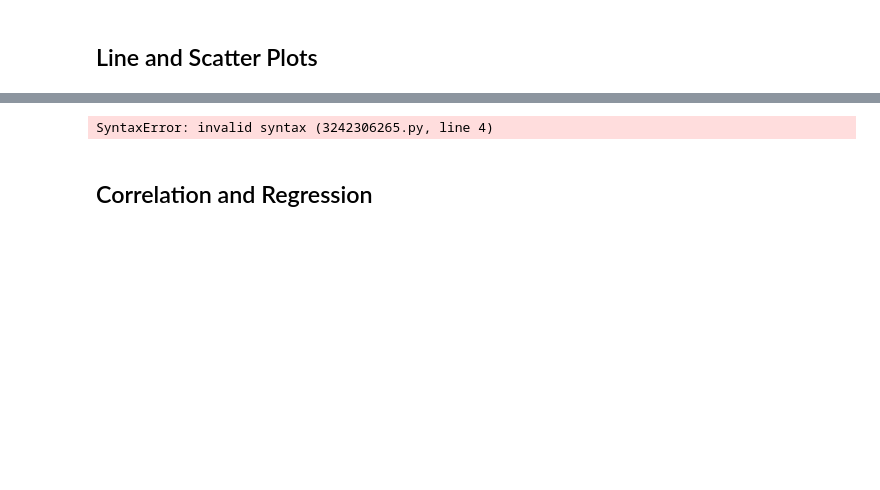
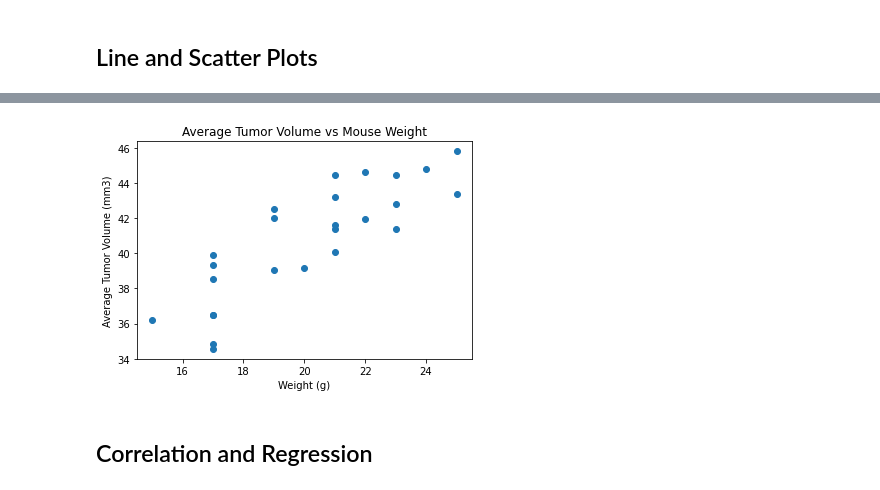
Before and after one commit to LibertyHeise/Pharma-Regimen-Analysis_matplotlib, a Jupyter notebook: pymaceuticalsLH.ipynb, the cells around one changed output, grey strips where cells are left out. Cells and saved outputs as stored; diff of their text form; code cells hidden in the pictures; blank space fills up the shorter version.

```diff
--- a/pymaceuticalsLH.ipynb
+++ b/pymaceuticalsLH.ipynb
@@ -336,11 +340,14 @@ plt.show()
 # %%
 # Generate a scatter plot of average tumor volume vs. mouse weight for the Capomulin regimen
-mice_capomulin = clean_df.loc[clean_df["Drug Regimen"]=="Capomulin"]
-mouse_data = mice_capomulin.loc[mice_capomulin.avg
-plt.scatter(mouse_data["Timepoint"], mouse_data["Tumor Volume (mm3)"])
+mice_capomulin_table = clean_df.loc[clean_df["Drug Regimen"]=="Capomulin"]
+capomulin_average = mice_capomulin_table.groupby(["Mouse ID"]).mean()
+plt.scatter(capomulin_average["Weight (g)"],capomulin_average["Tumor Volume (mm3)"])
+plt.xlabel("Weight (g)")
+plt.ylabel("Average Tumor Volume (mm3)")
+plt.title("Average Tumor Volume vs Mouse Weight")
 plt.show()
 # %% [output]
-SyntaxError: invalid syntax (3242306265.py, line 4)
+[figure, added]
 # %% [markdown]
 ## Correlation and Regression
 # %%
```
Also changed, not shown: parts of 3 cells of this notebook.
